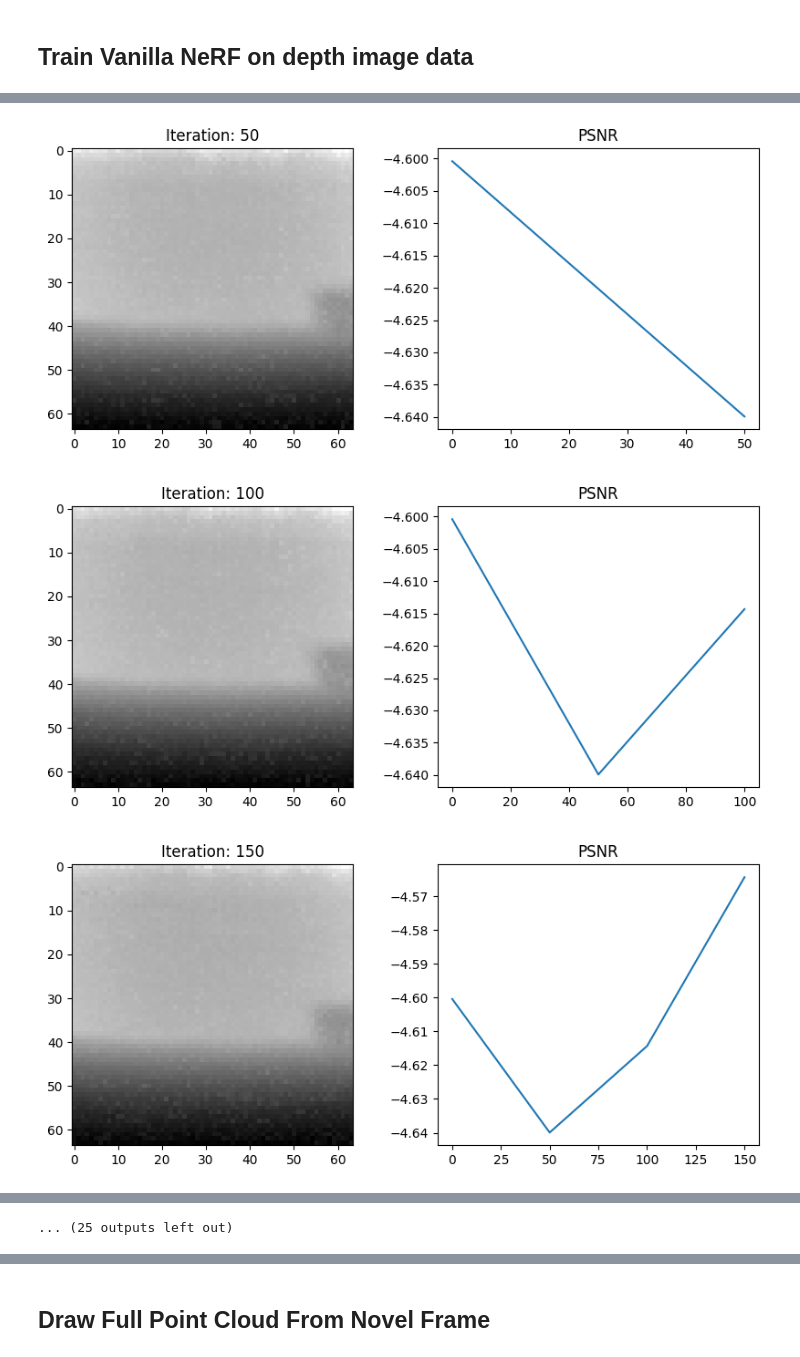
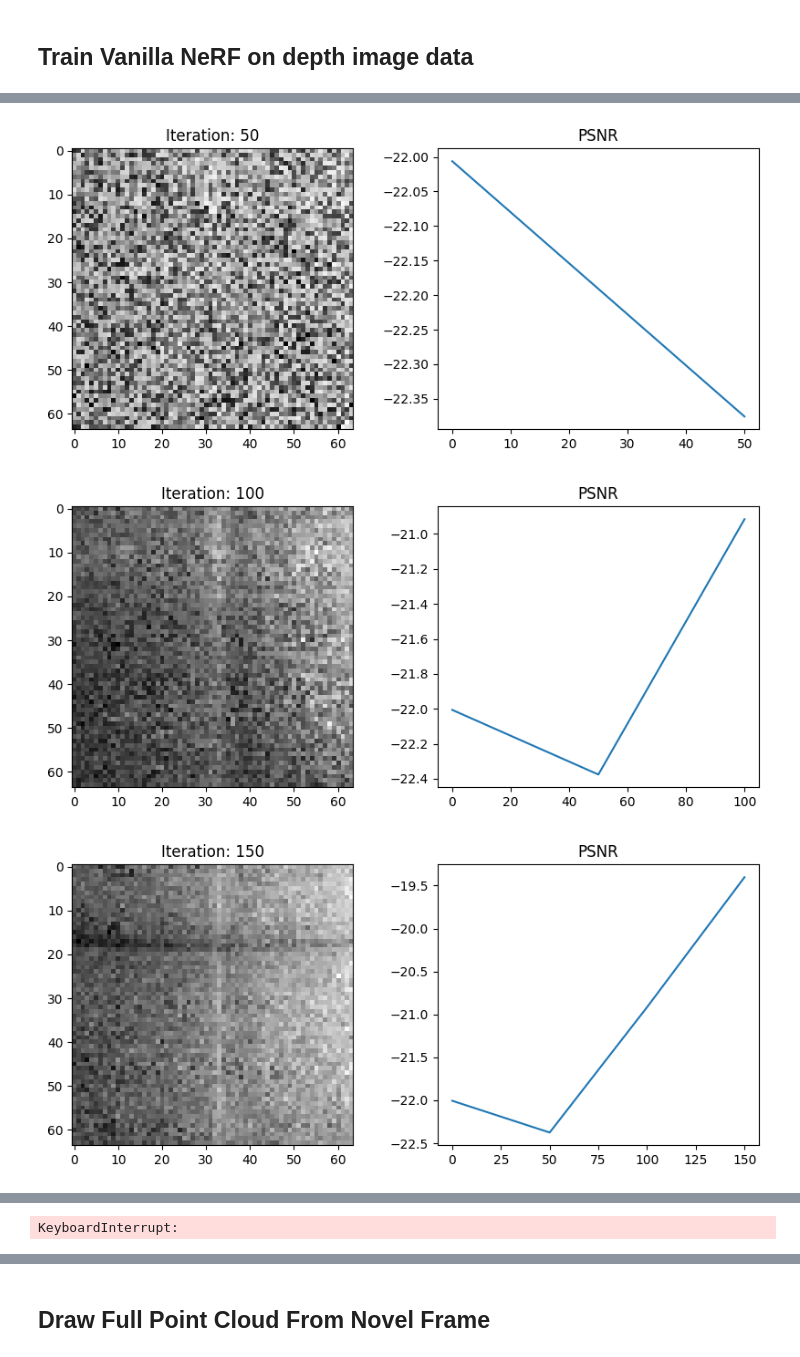
Before and after one commit to mcdermatt/ASAR, a Jupyter notebook: v3/nerf/ray_drop.ipynb, the cells around one changed output, grey strips where cells are left out. Drawn from its saved outputs; the diff is of its cells as text; code cells hidden in the pictures.

```diff
--- a/v3/nerf/ray_drop.ipynb
+++ b/v3/nerf/ray_drop.ipynb
@@ -338,11 +345,11 @@ def render_rays(network_fn, rays_o, rays_d, near, far, N_samples, rand=True):
 #     return rgb_map, depth_map, acc_map
     return depth_map, acc_map
 # %%
-# model = init_model()
-# optimizer = tf.keras.optimizers.Adam(5e-4) #default tiny-NeRF
-optimizer = tf.keras.optimizers.Adam(5e-5)
+model = init_model()
+optimizer = tf.keras.optimizers.Adam(5e-4) #default tiny-NeRF
+# optimizer = tf.keras.optimizers.Adam(5e-5)
 
-N_samples = 64 #64 #decrease as needed for VRAM
+N_samples = 64 #256 #64 #decrease as needed for VRAM
 N_iters = 50_000
 psnrs = []
 iternums = []
@@ -430,3 +438,3 @@ print('Done')
-[figure, old version]
+[figure, new version]
-[figure, old version]
+[figure, new version]
-[figure, old version]
+[figure, new version]
@@ -441 +442 @@ print('Done')
-... (25 outputs left out)
+KeyboardInterrupt:
```
Also changed, not shown: parts of 12 cells of this notebook.
